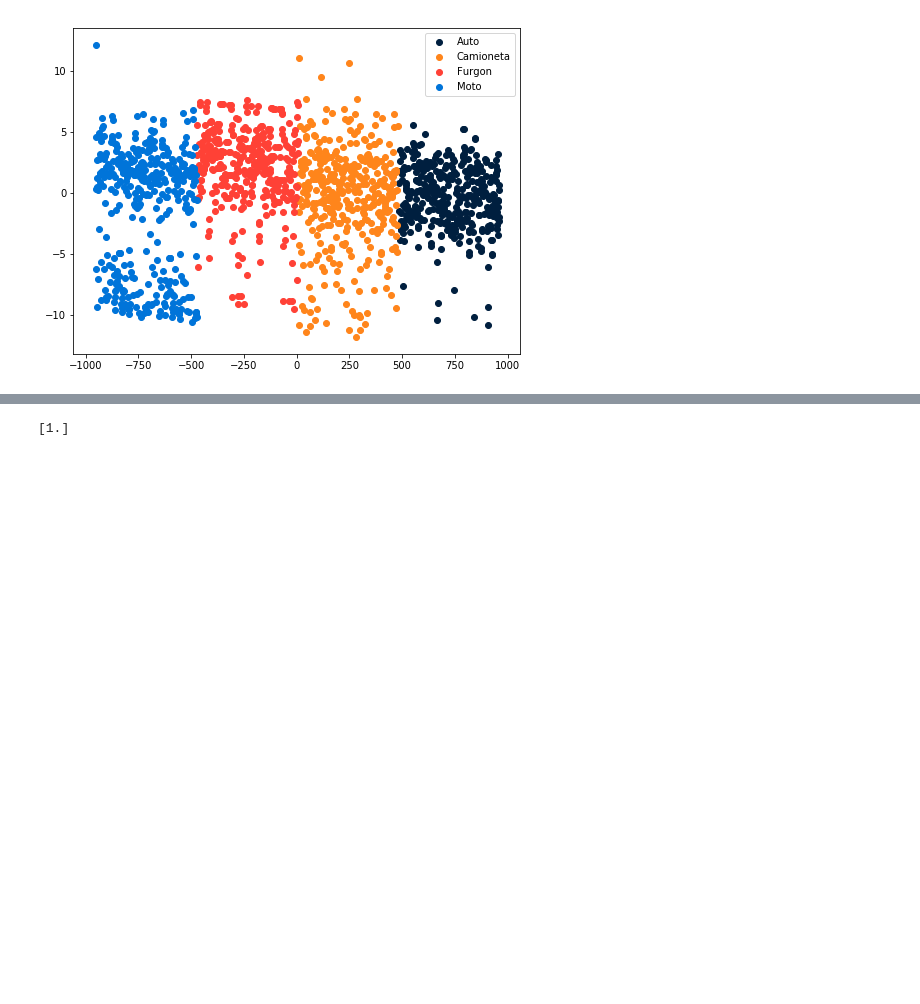
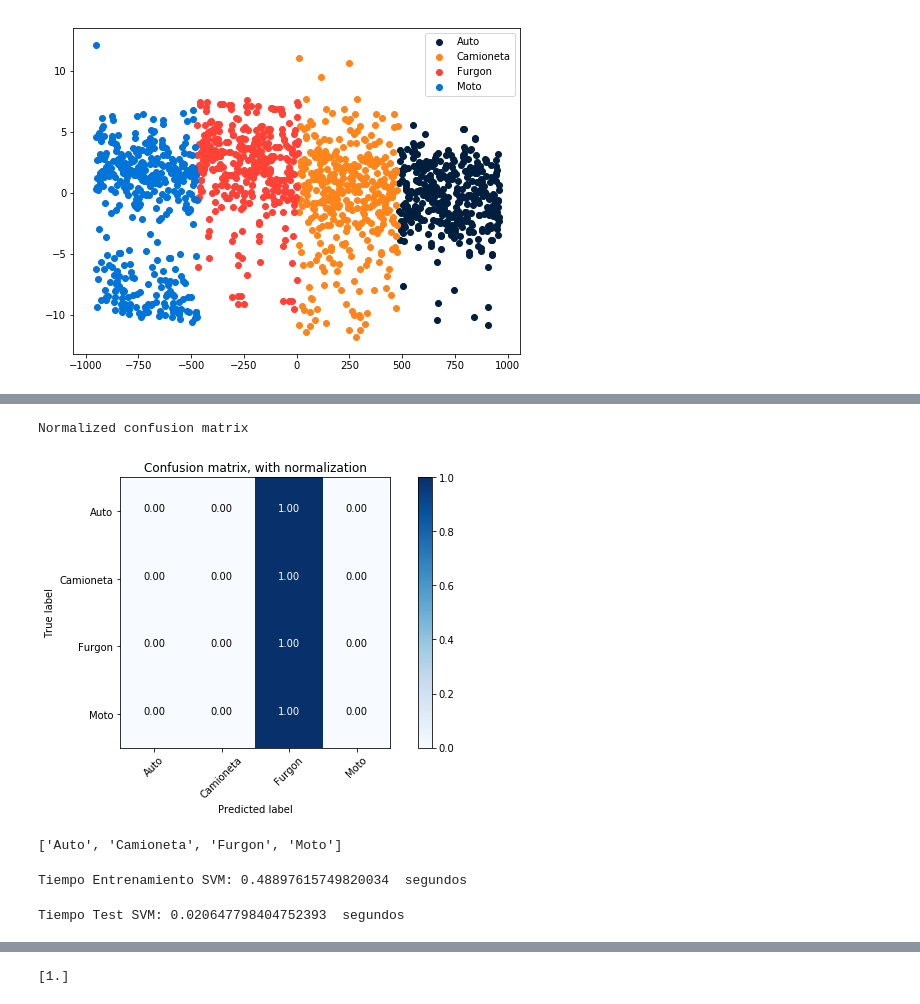
Before and after one commit to 12diego34/mercadolibre_dss, a Jupyter notebook: Trabajo Practico Final DSS/Preprocesamiento.ipynb, the cells around one changed output, grey strips where cells are left out. Cells and saved outputs as stored; diff of their text form; code cells hidden in the pictures; blank space fills up the shorter version.

```diff
--- a/Trabajo Practico Final DSS/Preprocesamiento.ipynb
+++ b/Trabajo Practico Final DSS/Preprocesamiento.ipynb
@@ -346,0 +352,5 @@ weighted avg       1.00      1.00      1.00       383
+# %%
+plot_confusion_matrix(cnf_matrix, classes=class_names, normalize=True ,title='Confusion matrix, with normalization')
+# %% [output]
+Normalized confusion matrix
+[figure, added]
@@ -346,0 +392,28 @@ weighted avg       1.00      1.00      1.00       383
+# %%
+print(labels)
+# %% [output]
+['Auto', 'Camioneta', 'Furgon', 'Moto']
+# %%
+### Entrenamos la maquina SVM ###
+from sklearn import svm
+
+comienzo = timer()
+
+svc = svm.SVC(kernel='poly', degree=2, C=1.0, probability=True, gamma='scale' )
+svc.fit(X_train, y_train)
+
+fin = timer() - comienzo
+print("Tiempo Entrenamiento SVM:",fin, " segundos")
+# %% [output]
+Tiempo Entrenamiento SVM: 0.48897615749820034  segundos
+# %%
+### Evaluación de la máquina SVM ###
+
+comienzo = timer()
+
+y_predict = svc.predict(X_test)
+
+fin = timer() - comienzo
+print("Tiempo Test SVM:",fin, " segundos")
+# %% [output]
+Tiempo Test SVM: 0.020647798404752393  segundos
```
Also changed, not shown: parts of 28 cells of this notebook.
